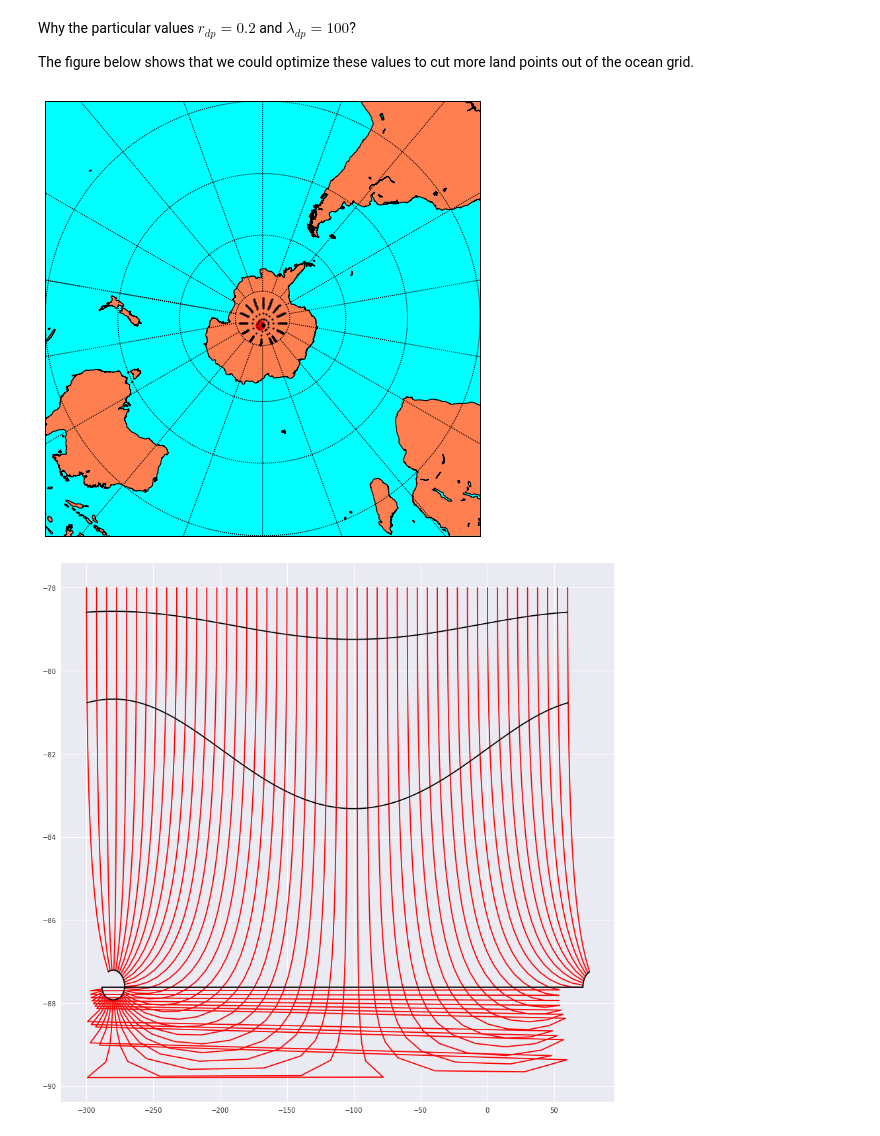
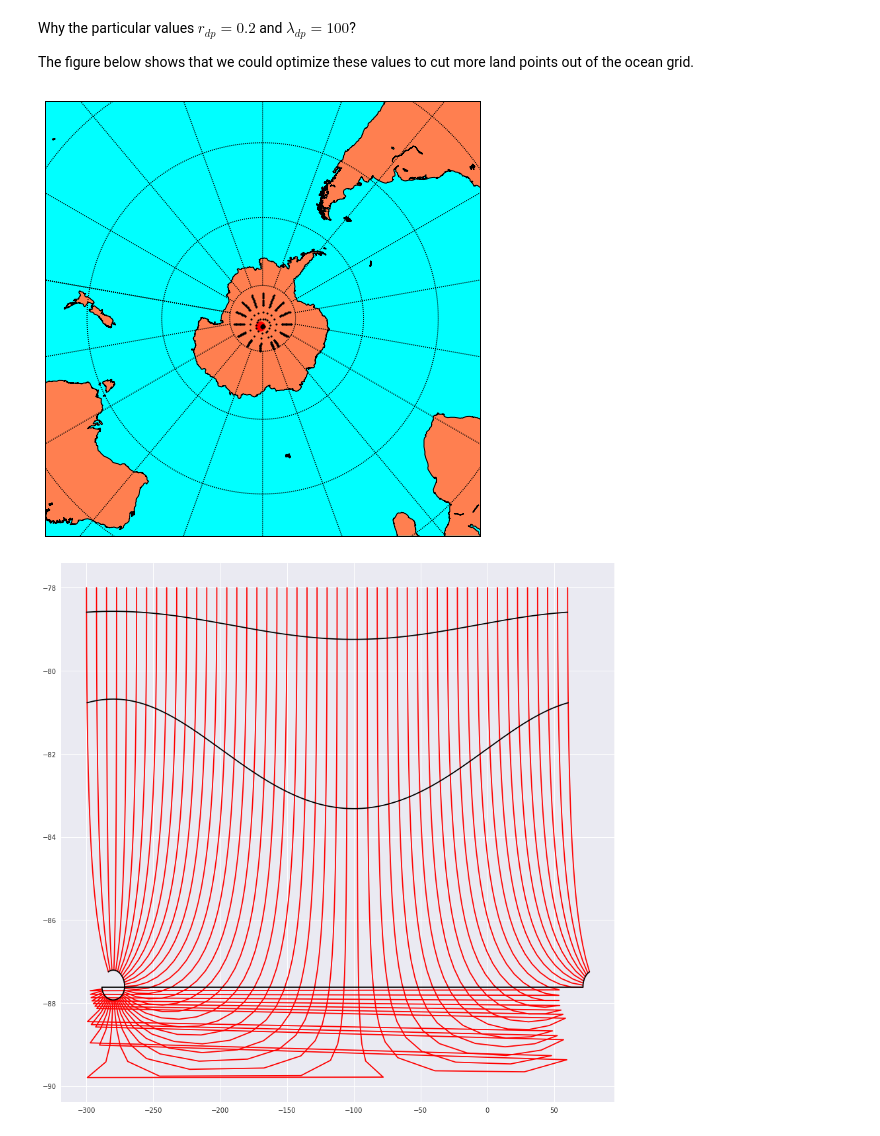
Before and after one commit to nikizadehgfdl/grid_generation, a Jupyter notebook: ocean_grid_generator_guide.ipynb, the cells around one changed output. Cells and saved outputs as stored; diff of their text form; code cells hidden in the pictures.

```diff
--- a/ocean_grid_generator_guide.ipynb
+++ b/ocean_grid_generator_guide.ipynb
@@ -652,25 +652,25 @@ The figure below shows that we could optimize these values to cut more land poin
 # %%
 from mpl_toolkits.basemap import Basemap
 plt.figure(figsize=(8, 8))
 # setup south polar stereographic basemap.
 # The longitude lon_0 is at 6-o'clock, and the
 # latitude circle boundinglat is tangent to the edge
 # of the map at lon_0. Default value of lat_ts
 # (latitude of true scale) is pole.
-m = Basemap(projection='spstere',boundinglat=-20,lon_0=80,resolution='l')
+m = Basemap(projection='spstere',boundinglat=-30,lon_0=80,resolution='l')
 m.drawcoastlines()
 m.fillcontinents(color='coral',lake_color='aqua')
 m.drawparallels(np.arange(-80.,81.,20.))
 m.drawmeridians(np.arange(-180.,181.,20.))
 m.drawmapboundary(fill_color='aqua')
 x, y = m(lon_dp, lat_dp)
 plt.plot(x, y, 'ok', markersize=10,color='r')
 #plt.text(x, y, ' DP', fontsize=12);
 x, y = m(lamc_DP[:80:5,::200],phic_DP[:80:5,::200])
 plt.plot(x, y, 'ok', markersize=2)
 plt.show()
 # %% [output]
-[figure, old version]
+[figure, new version]
 # %%
 plt.figure(figsize=(15,15))
 plot_mesh_in_latlon(lamc_DP,phic_DP, stride=60,newfig=False)
```
Also changed, not shown: parts of 1 cell of this notebook.
